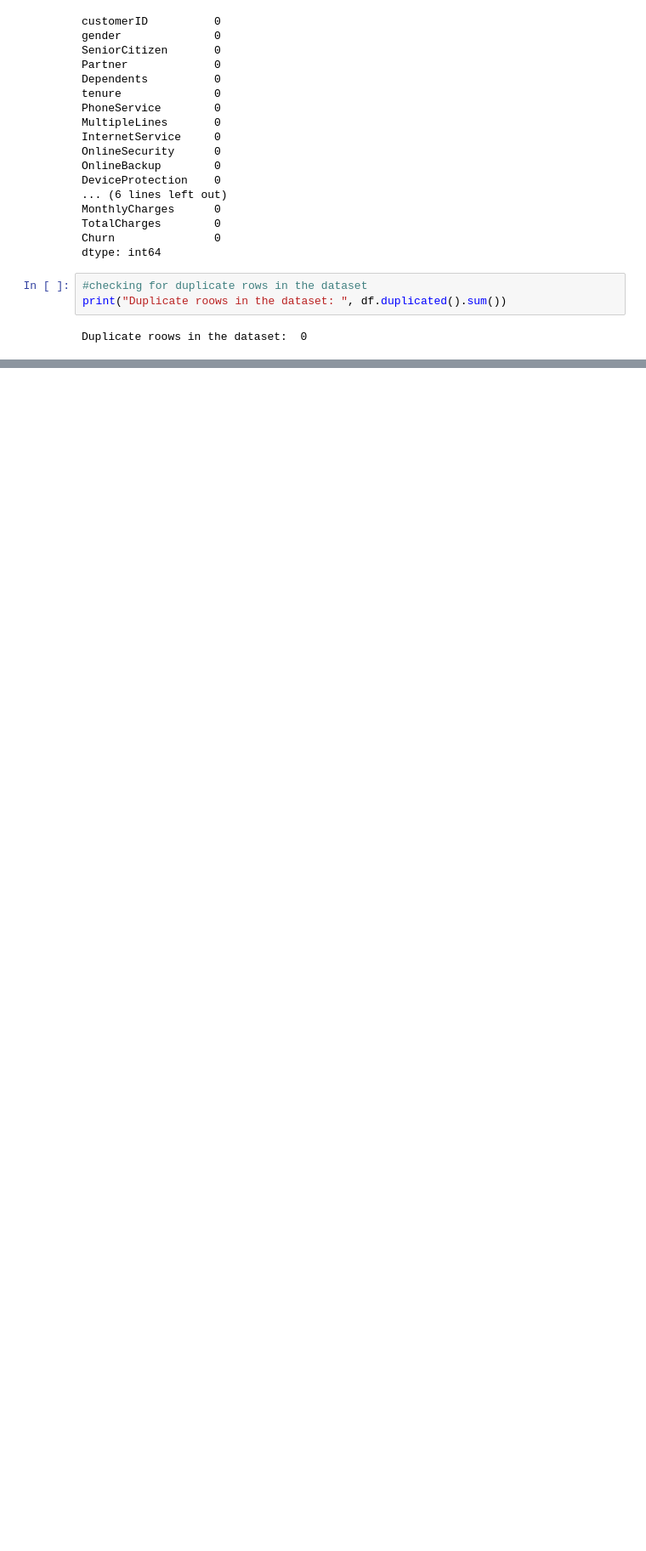
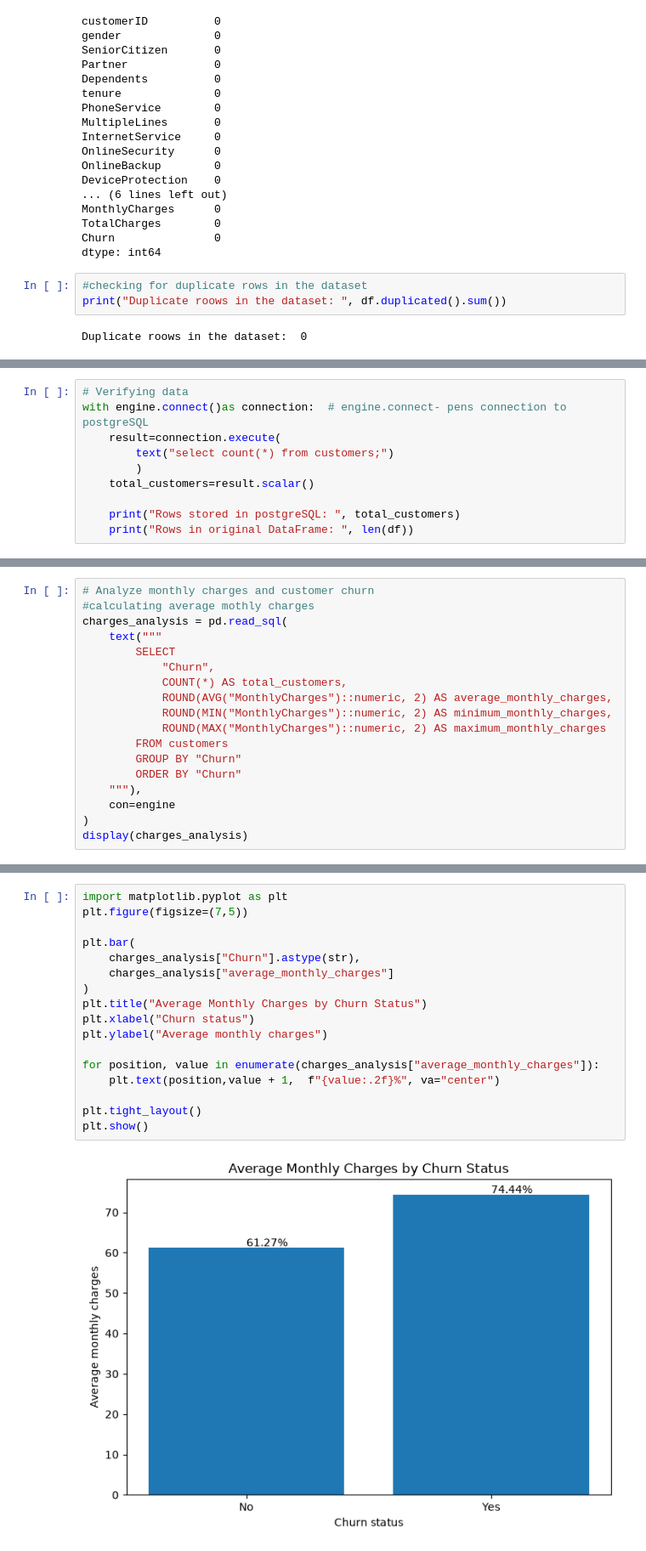
Before and after one commit to omaej78-star/Data-A, a Jupyter notebook: Churn_analysis.ipynb, the cells around one changed output, grey strips where cells are left out. Shown at 85% size. Drawn from its saved outputs; the diff is of its cells as text; blank space fills up the shorter version.

```diff
--- a/Churn_analysis.ipynb
+++ b/Churn_analysis.ipynb
@@ -83,0 +291,10 @@ Duplicate roows in the dataset:  0
+# %%
+# Verifying data
+with engine.connect()as connection:  # engine.connect- pens connection to postgreSQL
+    result=connection.execute(
+        text("select count(*) from customers;")
+        )
+    total_customers=result.scalar()
+
+    print("Rows stored in postgreSQL: ", total_customers)
+    print("Rows in original DataFrame: ", len(df))
@@ -83,0 +466,18 @@ Duplicate roows in the dataset:  0
+# %%
+# Analyze monthly charges and customer churn
+#calculating average mothly charges
+charges_analysis = pd.read_sql(
+    text("""
+        SELECT
+            "Churn",
+            COUNT(*) AS total_customers,
+            ROUND(AVG("MonthlyCharges")::numeric, 2) AS average_monthly_charges,
+            ROUND(MIN("MonthlyCharges")::numeric, 2) AS minimum_monthly_charges,
+            ROUND(MAX("MonthlyCharges")::numeric, 2) AS maximum_monthly_charges
+        FROM customers
+        GROUP BY "Churn"
+        ORDER BY "Churn"
+    """),
+    con=engine
+)
+display(charges_analysis)
@@ -83,0 +490,19 @@ Duplicate roows in the dataset:  0
+# %%
+import matplotlib.pyplot as plt
+plt.figure(figsize=(7,5))
+
+plt.bar(
+    charges_analysis["Churn"].astype(str),
+    charges_analysis["average_monthly_charges"]
+)
+plt.title("Average Monthly Charges by Churn Status")
+plt.xlabel("Churn status")
+plt.ylabel("Average monthly charges")
+
+for position, value in enumerate(charges_analysis["average_monthly_charges"]):
+    plt.text(position,value + 1,  f"{value:.2f}%", va="center")
+
+plt.tight_layout()
+plt.show()
+# %% [output]
+[figure, added]
```
Also changed, not shown: parts of 39 cells of this notebook.
